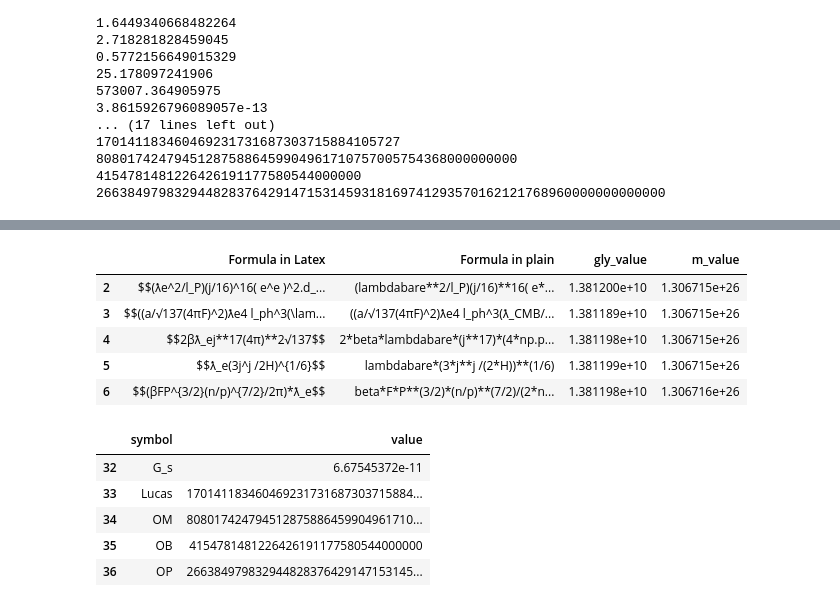
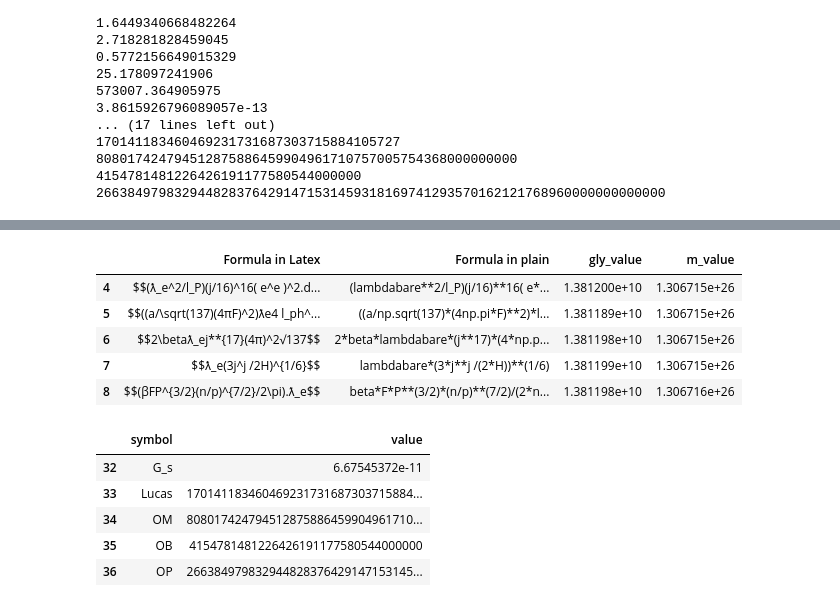
Before and after one commit to LaGuer/hubble-radius, a Jupyter notebook: hubble-radius.ipynb, the cells around one changed output, grey strips where cells are left out. Saved outputs shown, nothing was run; the diff lists cells and outputs as text; code cells hidden in the pictures.

```diff
--- a/hubble-radius.ipynb
+++ b/hubble-radius.ipynb
@@ -173,19 +169,19 @@ urlretrieve (URL, 'constant-table.csv')
 # %%
 import pandas as pd
 #from StringIO import StringIO
 #df = pd.read_csv('hubble-table.csv')
-df = pd.read_csv("hubble-table.csv", dtype = {"gly_value" : "float64","m_value" : "float64"}, skiprows = [1], sep = ",")
+df = pd.read_csv("hubble-table.csv", dtype = {"gly_value" : "float64","m_value" : "float64"}, skiprows = [10], sep = ",")
 #df1 = pd.read_csv("constant-table.csv", dtype = {" c_value" : "float64"}, skiprows = [1], sep = ",")
 #df = pd.to_csv('hubble-table.csv', float_format='%.3f')
 df.tail ()
 #df1.head ()
 # %% [output]
 |  | Formula in Latex | Formula in plain | gly_value | m_value |
-| 2 | $$(ƛe^2/l_P)(j/16)^16( e^e )^2.d_... | (lambdabare**2/l_P)(j/16)**16( e*... | 1.381200e+10 | 1.306715e+26 |
-| 3 | $$((a/√137(4πF)^2)ƛe4 l_ph^3(\lam... | ((a/√137(4πF)^2)ƛe4 l_ph^3(ƛ_CMB/... | 1.381189e+10 | 1.306715e+26 |
-| 4 | $$2βƛ_ej**17(4π)**2√137$$ | 2*beta*lambdabare*(j**17)*(4*np.p... | 1.381198e+10 | 1.306715e+26 |
-| 5 | $$ƛ_e(3j^j /2H)^{1/6}$$ | lambdabare*(3*j**j /(2*H))**(1/6) | 1.381199e+10 | 1.306715e+26 |
-| 6 | $$(βFP^{3/2}(n/p)^{7/2}/2π)*ƛ_e$$ | beta*F*P**(3/2)*(n/p)**(7/2)/(2*n... | 1.381198e+10 | 1.306716e+26 |
+| 4 | $$(ƛ_e^2/l_P)(j/16)^16( e^e )^2.d... | (lambdabare**2/l_P)(j/16)**16( e*... | 1.381200e+10 | 1.306715e+26 |
+| 5 | $$((a/\sqrt(137)(4πF)^2)ƛe4 l_ph^... | ((a/np.sqrt(137)*(4np.pi*F)**2)*l... | 1.381189e+10 | 1.306715e+26 |
+| 6 | $$2\betaƛ_ej**{17}(4π)^2√137$$ | 2*beta*lambdabare*(j**17)*(4*np.p... | 1.381198e+10 | 1.306715e+26 |
+| 7 | $$ƛ_e(3j^j /2H)^{1/6}$$ | lambdabare*(3*j**j /(2*H))**(1/6) | 1.381199e+10 | 1.306715e+26 |
+| 8 | $$(βFP^{3/2}(n/p)^{7/2}/2\pi).ƛ_e$$ | beta*F*P**(3/2)*(n/p)**(7/2)/(2*n... | 1.381198e+10 | 1.306716e+26 |
 # %%
 df1 = pd.read_csv("constant-table.csv", dtype = {"value" : "float64"}, skiprows = [2], sep = ",")
 #df = pd.to_csv('hubble-table.csv', float_format='%.3f')
```
Also changed, not shown: parts of 3 cells of this notebook.
